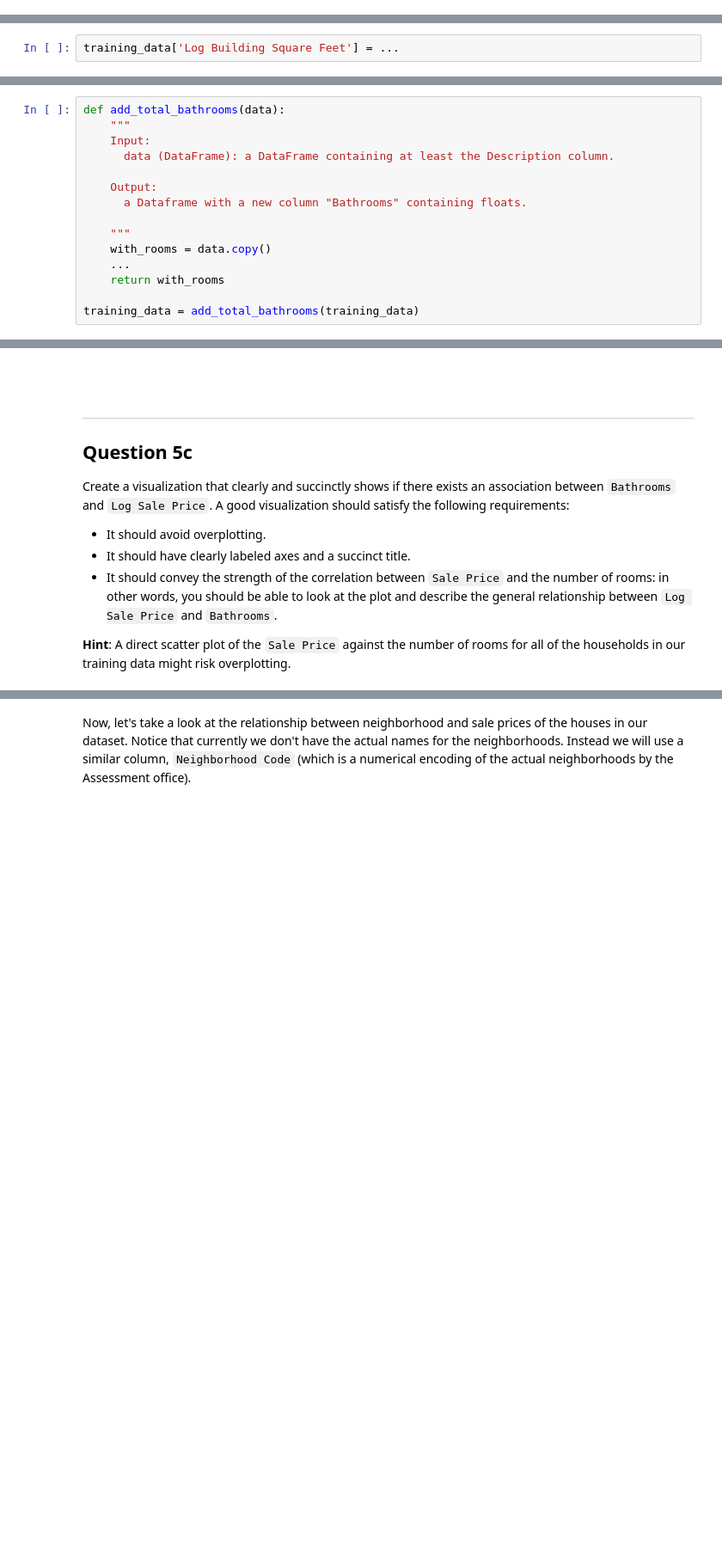
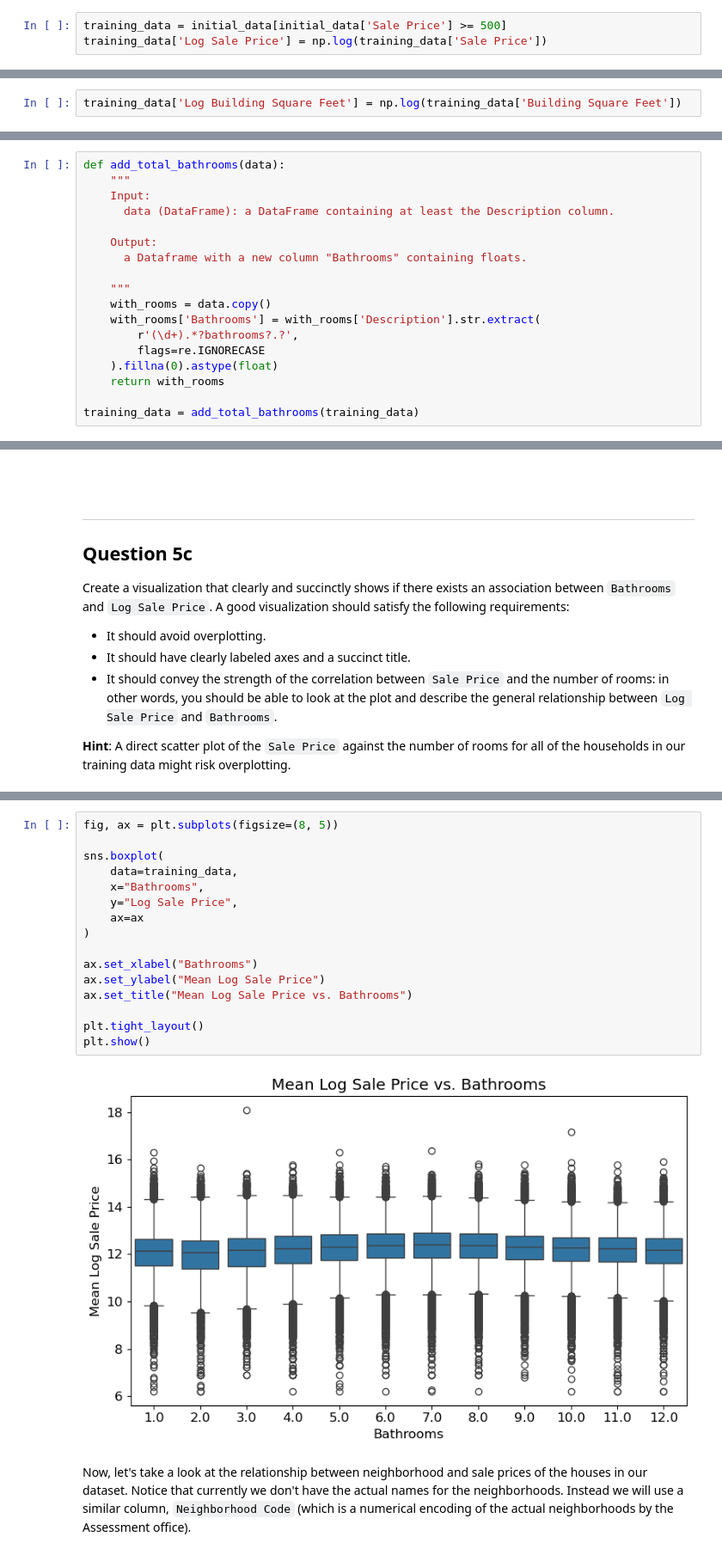
Before and after one commit to ZnnnnnH2/DS-100-sp25, a Jupyter notebook: proj/projA1/projA1.ipynb, the cells around one changed output, grey strips where cells are left out. Shown at 86% size. Cells and saved outputs as stored; diff of their text form; blank space fills up the shorter version.

```diff
--- a/proj/projA1/projA1.ipynb
+++ b/proj/projA1/projA1.ipynb
@@ -295,2 +339,5 @@ As previously established to zoom in on the visualization of most households, we
+# %%
+training_data = initial_data[initial_data['Sale Price'] >= 500]
+training_data['Log Sale Price'] = np.log(training_data['Sale Price'])
 # %%
 grader.check("q2b")
@@ -314,6 +365,6 @@ In the following cell, create a new column `Log Building Square Feet` in our `tr
 
 *To ensure that any errors from this part do not propagate to later questions, there will be no hidden tests for this question.*
 # %%
-training_data['Log Building Square Feet'] = ...
+training_data['Log Building Square Feet'] = np.log(training_data['Building Square Feet'])
 # %%
 grader.check("q3a")
@@ -465,7 +535,10 @@ def add_total_bathrooms(data):
 
     """
     with_rooms = data.copy()
-    ...
+    with_rooms['Bathrooms'] = with_rooms['Description'].str.extract(
+        r'(\d+).*?bathrooms?.?',
+        flags=re.IGNORECASE
+    ).fillna(0).astype(float)
     return with_rooms
 
 training_data = add_total_bathrooms(training_data)
@@ -490,3 +563,21 @@ Create a visualization that clearly and succinctly shows if there exists an asso
+# %%
+fig, ax = plt.subplots(figsize=(8, 5))
+
+sns.boxplot(
+    data=training_data,
+    x="Bathrooms",
+    y="Log Sale Price",
+    ax=ax
+)
+
+ax.set_xlabel("Bathrooms")
+ax.set_ylabel("Mean Log Sale Price")
+ax.set_title("Mean Log Sale Price vs. Bathrooms")
+
+plt.tight_layout()
+plt.show()
+# %% [output]
+[figure, added]
 # %% [markdown]
 <!-- END QUESTION -->
 
```
Also changed, not shown: parts of 53 cells of this notebook, 28 other files.
